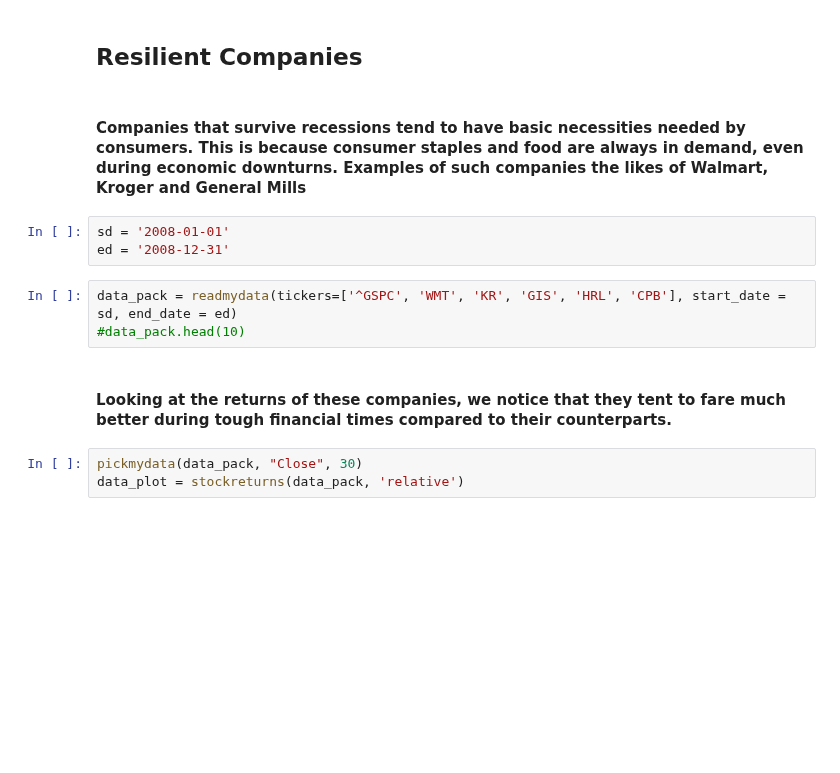
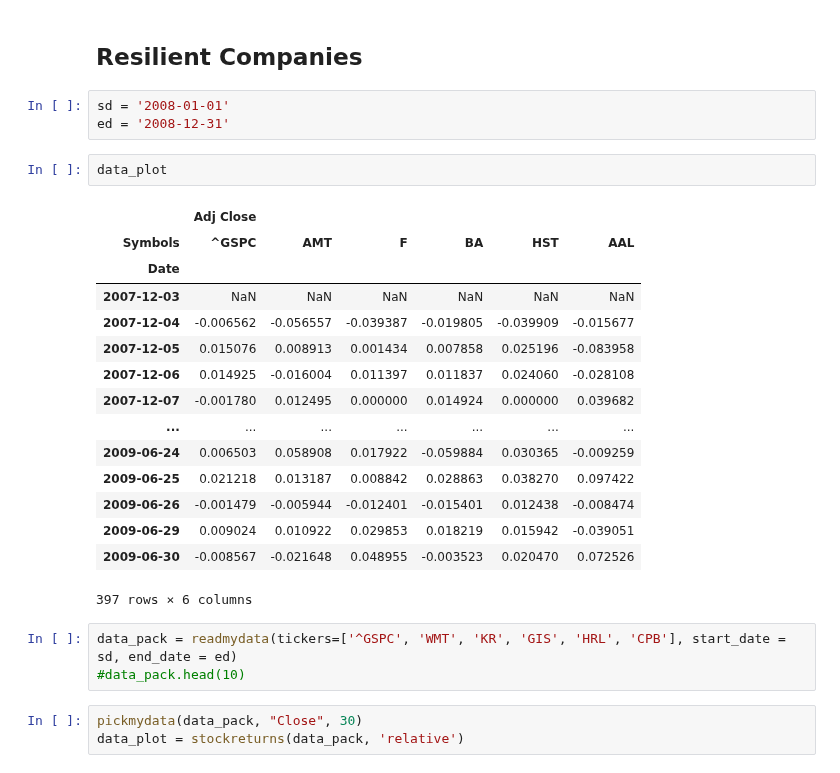
Before and after one commit to BeyeA/Stock-Market-Data-Science, a Jupyter notebook: Recession Proof Stocks.ipynb, the cells around one changed output. Cells and saved outputs as stored; diff of their text form; blank space fills up the shorter version.

```diff
--- a/Recession Proof Stocks.ipynb
+++ b/Recession Proof Stocks.ipynb
@@ -146,16 +142,30 @@ def portfolio_ret(dataframe, dataframe1, start_date = sd, end_date = ed ):
     return output
 # %% [markdown]
 ## Resilient Companies
-# %% [markdown]
-#### Companies that survive recessions tend to have basic necessities needed by consumers. This is because consumer staples and food are always in demand, even during economic downturns. Examples of such companies the likes of Walmart, Kroger and General Mills
-# %%
-sd = '2008-01-01'
-ed = '2008-12-31'
+# %%
+sd = '2008-01-01'
+ed = '2008-12-31'
+# %%
+data_plot
+# %% [output]
+|  | Adj Close |  |  |  |  |  |
+| Symbols | ^GSPC | AMT | F | BA | HST | AAL |
+| Date |  |  |  |  |  |  |
+| 2007-12-03 | NaN | NaN | NaN | NaN | NaN | NaN |
+| 2007-12-04 | -0.006562 | -0.056557 | -0.039387 | -0.019805 | -0.039909 | -0.015677 |
+| 2007-12-05 | 0.015076 | 0.008913 | 0.001434 | 0.007858 | 0.025196 | -0.083958 |
+| 2007-12-06 | 0.014925 | -0.016004 | 0.011397 | 0.011837 | 0.024060 | -0.028108 |
+| 2007-12-07 | -0.001780 | 0.012495 | 0.000000 | 0.014924 | 0.000000 | 0.039682 |
+| ... | ... | ... | ... | ... | ... | ... |
+| 2009-06-24 | 0.006503 | 0.058908 | 0.017922 | -0.059884 | 0.030365 | -0.009259 |
+| 2009-06-25 | 0.021218 | 0.013187 | 0.008842 | 0.028863 | 0.038270 | 0.097422 |
+| 2009-06-26 | -0.001479 | -0.005944 | -0.012401 | -0.015401 | 0.012438 | -0.008474 |
+| 2009-06-29 | 0.009024 | 0.010922 | 0.029853 | 0.018219 | 0.015942 | -0.039051 |
+| 2009-06-30 | -0.008567 | -0.021648 | 0.048955 | -0.003523 | 0.020470 | 0.072526 |
+397 rows × 6 columns
 # %%
 data_pack = readmydata(tickers=['^GSPC', 'WMT', 'KR', 'GIS', 'HRL', 'CPB'], start_date = sd, end_date = ed)
 #data_pack.head(10)
-# %% [markdown]
-#### Looking at the returns of these companies, we notice that they tent to fare much better during tough financial times compared to their counterparts.
 # %%
 pickmydata(data_pack, "Close", 30)
 data_plot = stockreturns(data_pack, 'relative')
```
Also changed, not shown: parts of 12 cells of this notebook.
